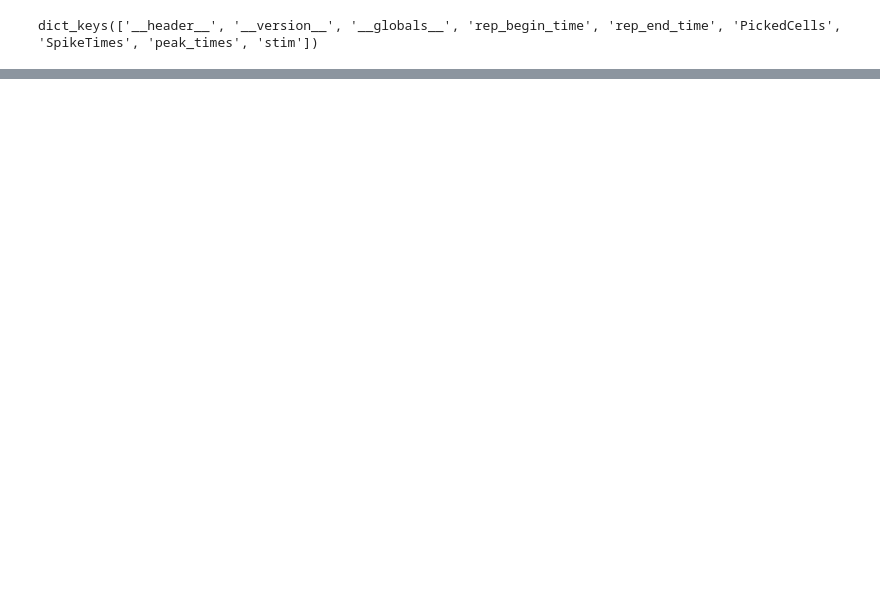
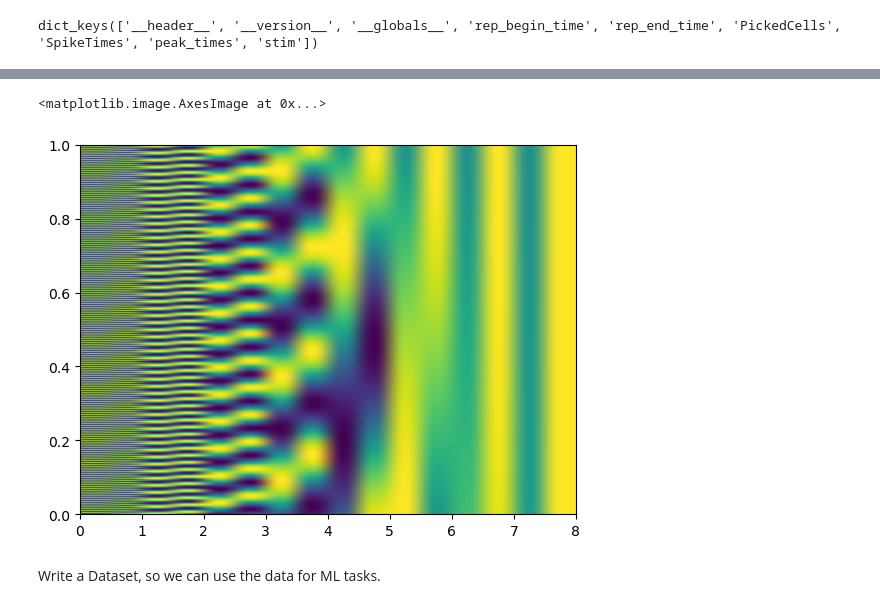
Before and after one commit to manuel-rhdt/ml-pws, a Jupyter notebook: notebooks/06_neuron-data.ipynb, the cells around one changed output, grey strips where cells are left out. Cells and saved outputs as stored; diff of their text form; code cells hidden in the pictures; blank space fills up the shorter version.

```diff
--- a/notebooks/06_neuron-data.ipynb
+++ b/notebooks/06_neuron-data.ipynb
@@ -57,6 +22,0 @@ ax2.set_xlim(180, 300)
-# %%
-peak_times = data['peak_times'][:-2]
-rep_mask = (peak_times[:, np.newaxis] >= data['rep_begin_time']) * (peak_times[:, np.newaxis] < data['rep_end_time'])
-spike_times = data['SpikeTimes'][1]
-spike_mask = (spike_times[:, np.newaxis] >= data['rep_begin_time']) * (spike_times[:, np.newaxis] < data['rep_end_time'])
-rep_mask.shape, spike_mask.shape
@@ -71,9 +22,0 @@ array([188.4099, 188.4688, 188.4906, 191.0803, 194.2761, 194.2815,
-# %%
-fig, axs = plt.subplots(5, sharex=True)
-
-for i, ax in zip([10,20,30,45,120], axs):
-    t0 = data['rep_begin_time'][i] * dt
-    mask = rep_mask[:, i]
-    t = peak_times[mask] * dt
-    ax.plot(t - t0, data['stim'][mask])
-    ax.eventplot(spike_times[spike_mask[:, i]] * dt - t0, linelengths=100.0, color='red')
@@ -304,0 +52,21 @@ torch.Size([1806, 136, 1])
+# %%
+def positional_embedding(spike_times, dim=8, freq_high = 1/5e-3, freq_low = 1/60):
+    t = spike_times.unsqueeze(-1)
+    freqs = torch.logspace(torch.tensor(freq_high).log10(), torch.tensor(freq_low).log10(), dim // 2)
+    angle_rates = 2 * np.pi * torch.repeat_interleave(freqs, 2).unsqueeze(0)
+    angle_rads = t * angle_rates
+
+    # Apply sine to even indices and cosine to odd indices
+    embeddings = torch.zeros_like(angle_rads)
+    embeddings[:, 0::2] = torch.sin(angle_rads[:, 0::2])
+    embeddings[:, 1::2] = torch.cos(angle_rads[:, 1::2])
+
+    return embeddings
+# %%
+T_max = 1
+plt.imshow(positional_embedding(torch.linspace(0, T_max, 1000), 16), aspect='auto', extent=[0, 8, 0, T_max])
+# %% [output]
+<matplotlib.image.AxesImage at 0x...>
+[figure, added]
+# %% [markdown]
+Write a Dataset, so we can use the data for ML tasks.
```
Also changed, not shown: parts of 104 cells of this notebook.
